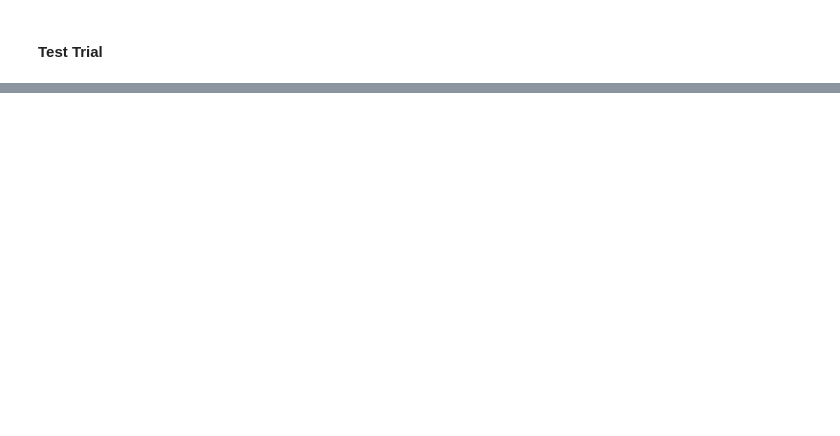
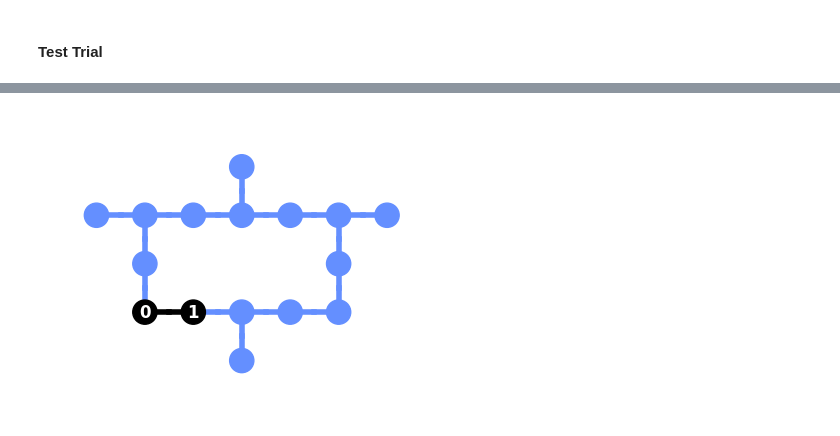
Before and after one commit to pafloxy/qhack-project-raflaneq, a Jupyter notebook: scratch-v0.1.ipynb, the cells around one changed output, grey strips where cells are left out. Cells and saved outputs as stored; diff of their text form; code cells hidden in the pictures; blank space fills up the shorter version.

```diff
--- a/scratch-v0.1.ipynb
+++ b/scratch-v0.1.ipynb
@@ -50,4 +67,4 @@ samplingjob = QuantumSamplingJob(model=model, backend= ibmq_lima)
 # %%
 gamma= 0.4 ; time= 1.0
 
-# samplingjob.run_quantum_circuit(gamma, time)
+qcs = samplingjob.run_quantum_circuit(gamma, time, return_quantum_circuit= True)
@@ -56,0 +83,6 @@ Execution Complete
+# %%
+qcs_tr = transpile(qcs, backend= ibmq_guadalupe, optimization_level= 3, initial_layout= [3,5])
+# %%
+plot_circuit_layout(qcs_tr, ibmq_guadalupe)
+# %% [output]
+[figure, added]
```
Also changed, not shown: parts of 15 cells of this notebook, 1 other file.
